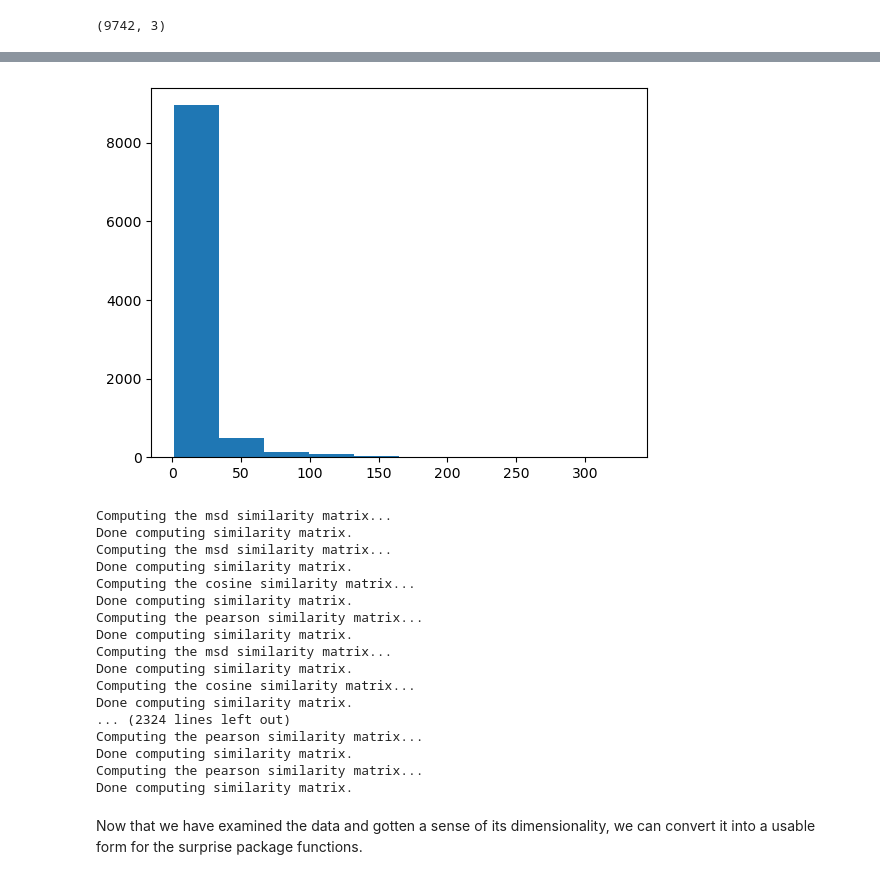
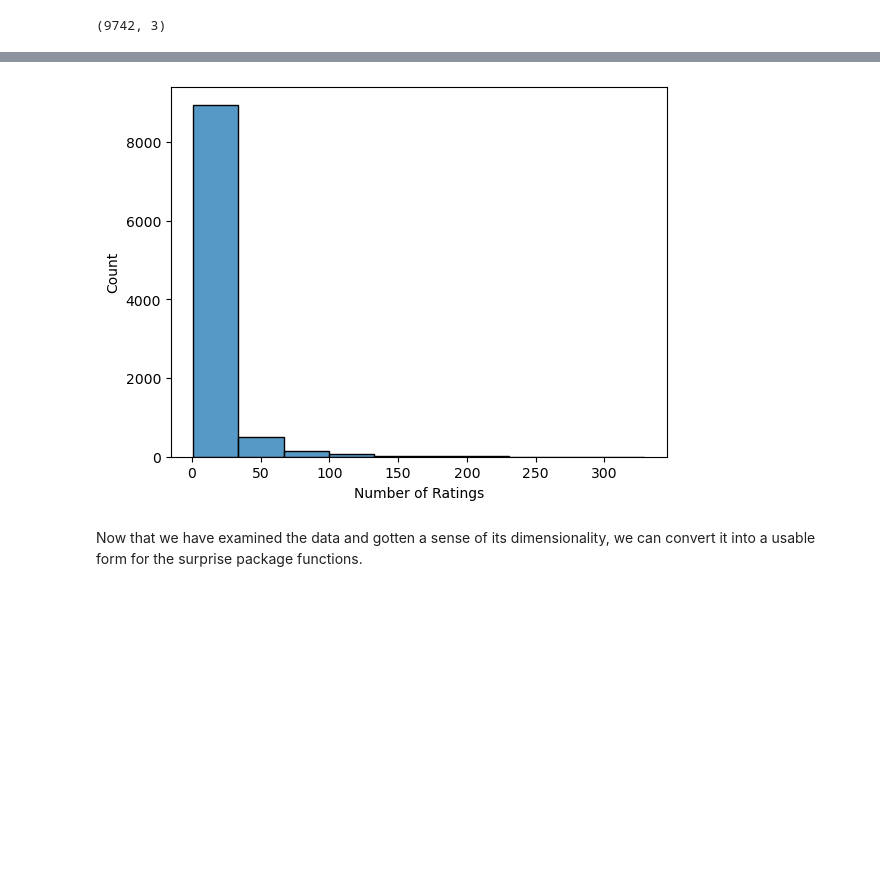
Before and after one commit to adobronyi/predicting_movie_recommendations, a Jupyter notebook: student_v1.ipynb, the cells around one changed output, grey strips where cells are left out. Drawn from its saved outputs; the diff is of its cells as text; code cells hidden in the pictures; blank space fills up the shorter version.

```diff
--- a/student_v1.ipynb
+++ b/student_v1.ipynb
@@ -112,25 +138,9 @@ plt.hist(df_ratings.groupby('movieId').mean()['rating'],bins=10);
 # %%
 # plot number of ratings
-plt.hist(df_ratings.groupby('movieId').count()['rating'],bins=10);
+sns.histplot(df_ratings.groupby('movieId').count()['rating'],bins=10);
+plt.xlabel('Number of Ratings');
 # %% [output]
-[figure, old version]
+[figure, new version]
-Computing the msd similarity matrix...
-Done computing similarity matrix.
-Computing the msd similarity matrix...
-Done computing similarity matrix.
-Computing the cosine similarity matrix...
-Done computing similarity matrix.
-Computing the pearson similarity matrix...
-Done computing similarity matrix.
-Computing the msd similarity matrix...
-Done computing similarity matrix.
-Computing the cosine similarity matrix...
-Done computing similarity matrix.
-... (2324 lines left out)
-Computing the pearson similarity matrix...
-Done computing similarity matrix.
-Computing the pearson similarity matrix...
-Done computing similarity matrix.
 # %% [markdown]
 Now that we have examined the data and gotten a sense of its dimensionality, we can convert it into a usable form for the surprise package functions.
 # %%
```
Also changed, not shown: parts of 65 cells of this notebook.
